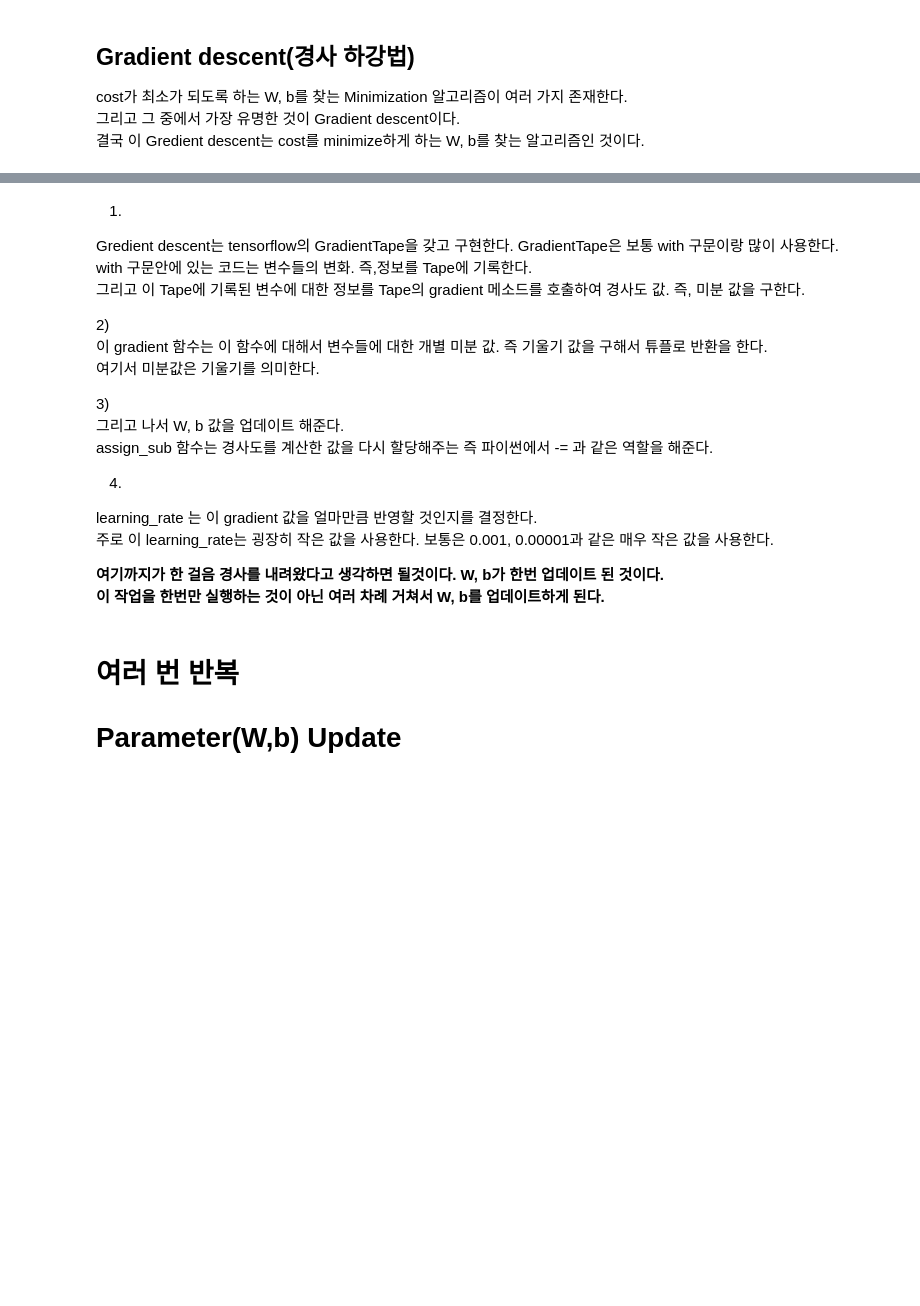
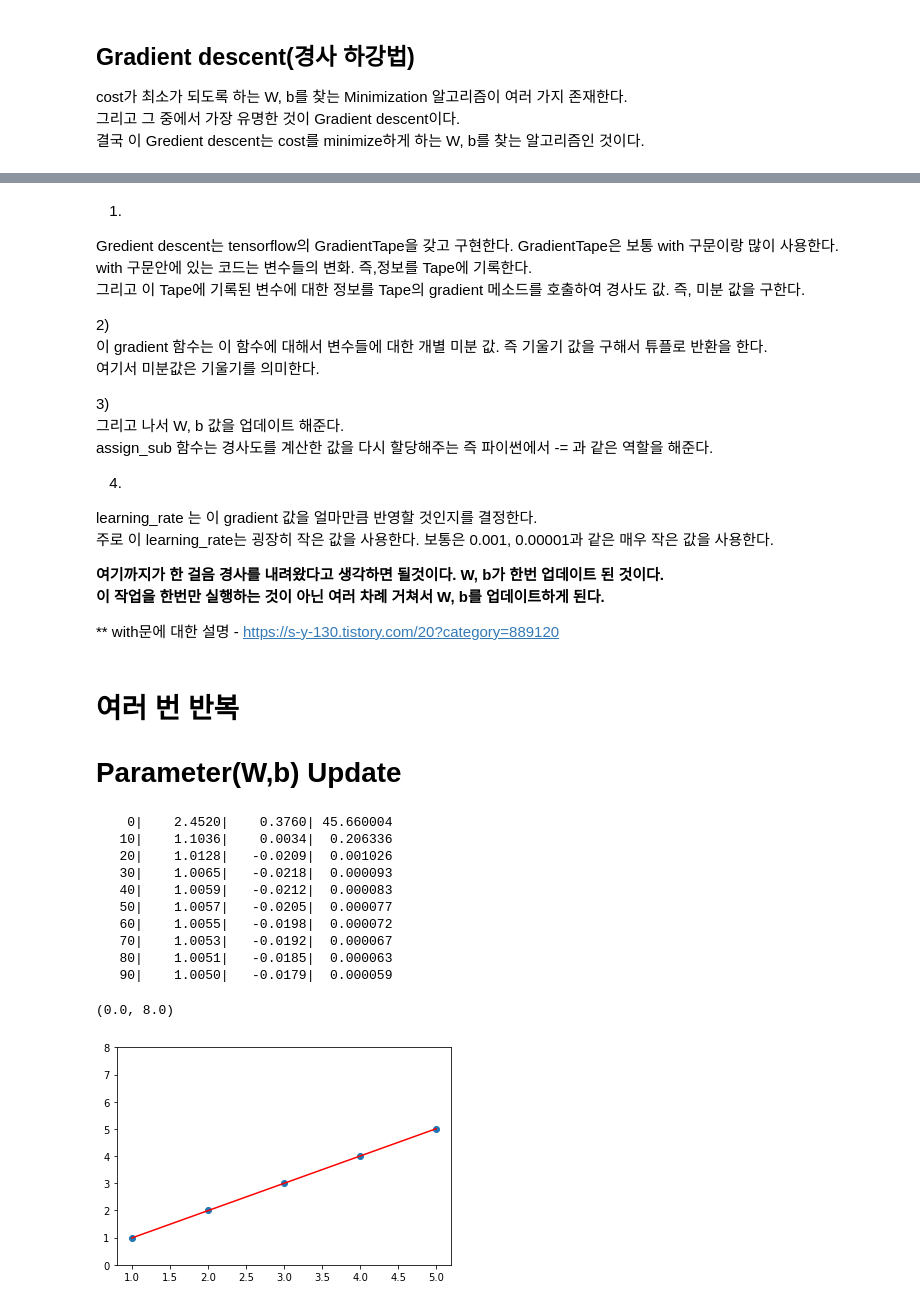
Before and after one commit to seyoung5744/Machine-learning-and-deep-learning-for-everyone, a Jupyter notebook: 02-Simple Linear Regression.ipynb, the cells around one changed output, grey strips where cells are left out. Saved outputs shown, nothing was run; the diff lists cells and outputs as text; code cells hidden in the pictures; blank space fills up the shorter version.

```diff
--- a/02-Simple Linear Regression.ipynb
+++ b/02-Simple Linear Regression.ipynb
@@ -109,19 +123,39 @@ learning_rate 는 이 gradient 값을 얼마만큼 반영할 것인지를 결정
 
 **여기까지가 한 걸음 경사를 내려왔다고 생각하면 될것이다. W, b가 한번 업데이트 된 것이다.<br>
 이 작업을 한번만 실행하는 것이 아닌 여러 차례 거쳐서 W, b를 업데이트하게 된다.**
+
+
+** with문에 대한 설명 - https://s-y-130.tistory.com/20?category=889120
 # %% [markdown]
 # 여러 번 반복
 # Parameter(W,b) Update
 # %%
 W = tf.Variable(2.9)
 b = tf.Variable(0.5)
 
 for i in range(100):
     with tf.GradientTape() as tape:
         hypothesis = W * x_data + b
         cost = tf.reduce_mean(tf.square(hypothesis - y_data))
     W_grad, b_grad = tape.gradient(cost, [W, b])
     W.assign_sub(learning_rate * W_grad)
     b.assign_sub(learning_rate * b_grad)
     if i % 10 == 0:
-        print("{:5}|{:10.4f}|{:10.4f}|{:10.6f}".format(i, W.numpy(), b.numpy(), cost))
+      print("{:5}|{:10.4f}|{:10.4f}|{:10.6f}".format(i, W.numpy(), b.numpy(), cost))
+
+plt.plot(x_data, y_data, 'o')
+plt.plot(x_data, hypothesis.numpy(), 'r-')
+plt.ylim(0, 8)
+# %% [output]
+    0|    2.4520|    0.3760| 45.660004
+   10|    1.1036|    0.0034|  0.206336
+   20|    1.0128|   -0.0209|  0.001026
+   30|    1.0065|   -0.0218|  0.000093
+   40|    1.0059|   -0.0212|  0.000083
+   50|    1.0057|   -0.0205|  0.000077
+   60|    1.0055|   -0.0198|  0.000072
+   70|    1.0053|   -0.0192|  0.000067
+   80|    1.0051|   -0.0185|  0.000063
+   90|    1.0050|   -0.0179|  0.000059
+(0.0, 8.0)
+[figure, added]
```
Also changed, not shown: parts of 20 cells of this notebook.
